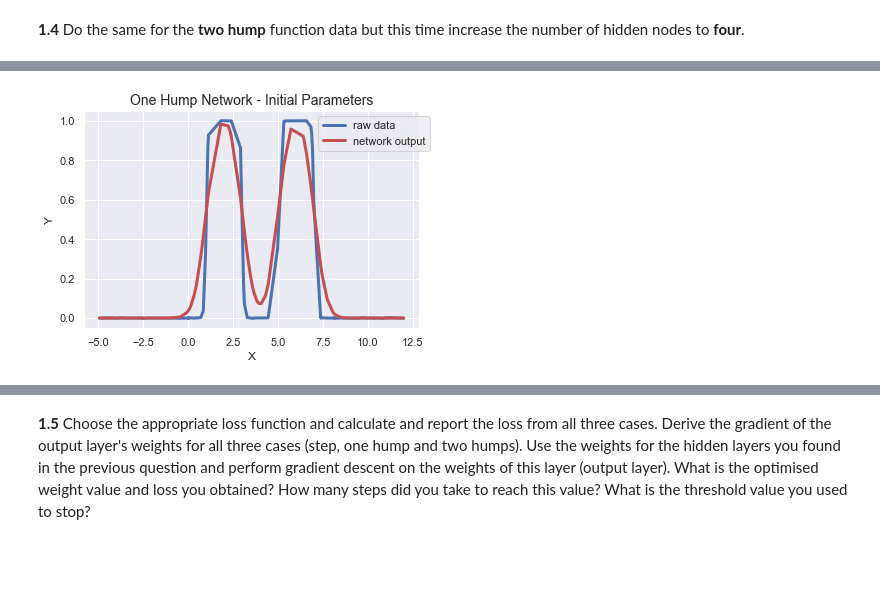
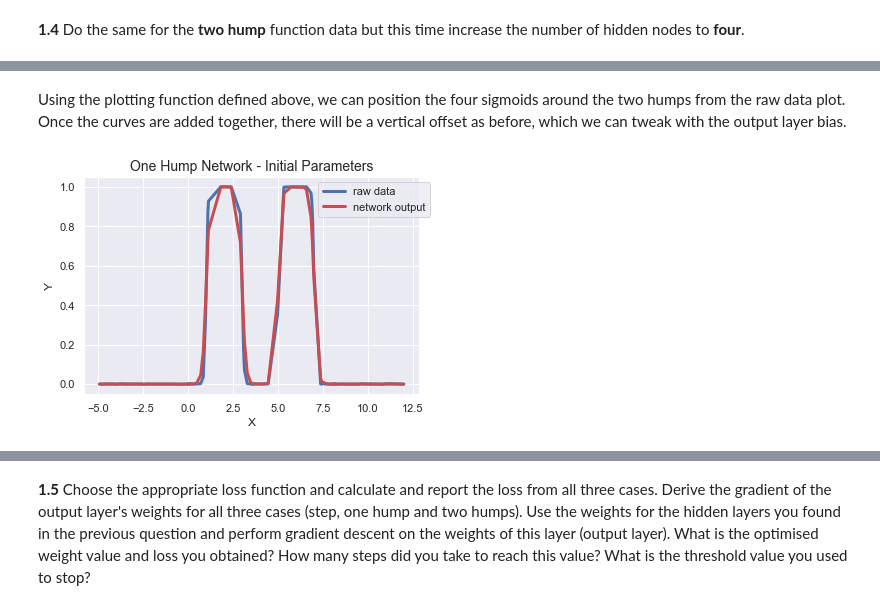
Before and after one commit to werkhoven/CS109_notebooks, a Jupyter notebook: HW6/cs109a_hw6_109.ipynb, the cells around one changed output, grey strips where cells are left out. Cells and saved outputs as stored; diff of their text form; code cells hidden in the pictures; blank space fills up the shorter version.

```diff
--- a/HW6/cs109a_hw6_109.ipynb
+++ b/HW6/cs109a_hw6_109.ipynb
@@ -164,11 +159,11 @@ def sig_fun(z):
       Outputs:
          h: ndarray of shape(z) containing sigmoid(z)
      """
-    return(1/(1+np.exp(-z*z)))
+    return(1/(1+np.exp(-z)))
 # %% [markdown]
 There is no need to define a separate linear output function, as we can just repurpose `z_fun` above for the output as well. Now we can define a single function to to run a single iteration of the network.
 # %%
-def hidden_layer_network(x, hid_w, hid_b, out_w, out_b):
+def forward_network(x, hid_w, out_w):
     """
     Compute y: the output of single hidden layer network with
         Inputs:
@@ -182,11 +177,11 @@ def hidden_layer_network(x, hid_w, hid_b, out_w, out_b):
     """
 
     # input the values to layer one linear function and then activate sigmoid
-    z = z_fun(x, hid_w, hid_b)
+    z = z_fun(x, hid_w)
     h = sig_fun(z)
 
     # pass hidden layer output to the output layer
-    out_h = z_fun(h, out_w, out_b)
+    out_h = z_fun(h, out_w)
     return(out_h)
 # %% [markdown]
 To evaluate the models performance, we should define a function to compare the models response var to the true response.
@@ -384,9 +373,7 @@ plt.title("One Hump Network - Initial Parameters", fontsize=14);
 # define the network input, weights, and biases (for hidden and output layers)
 x = two_hump_df.x.values
 num_nodes = 4
-hidden_w = np.ones((1,num_nodes))
-hidden_b = np.zeros((1,num_nodes))
-output_w = np.ones((num_nodes,1))
-output_b = np.array(0)
+hidden_w = np.tile(np.array([1,0]).reshape(-1,1),(1,num_nodes))
+output_w = np.append(np.array([1]*num_nodes),0).reshape(-1,1)
 # %%
 # compute network output and plot results
@@ -401,0 +423,10 @@ Since the two-hump function looks like two copies of the above one-hump example
+# %%
+# compute network output and plot results
+hid_w = np.array([[-10,30],[10,-10],[10,-50],[-10,70]]).T.reshape(2,num_nodes)
+out_w = output_w.copy()
+
+#output = forward_network(x, hid_w, out_w)
+ax, perm = plot_df_xy(two_hump_df)
+h = plot_hidden_outputs(x, hid_w)
+ax.legend(bbox_to_anchor=(1.05,1))
+plt.title("One Hump Network - Initial Parameters", fontsize=14);
@@ -402,14 +435,13 @@ Since the two-hump function looks like two copies of the above one-hump example
+# %% [markdown]
+Using the plotting function defined above, we can position the four sigmoids around the two humps from the raw data plot. Once the curves are added together, there will be a vertical offset as before, which we can tweak with the output layer bias.
 # %%
 # compute network output and plot results
-hidden_w = np.ones(num_nodes).reshape(1,num_nodes)*-1
-hidden_b = np.array([2, 2, 6, 6]).reshape(1,num_nodes)
-output_w = np.ones((num_nodes,1))*-1
-output_b = 4
+out_w = output_w.copy() + np.array([0,0,0,0,-2]).reshape(num_nodes+1,1)
 
-output = hidden_layer_network(x, hidden_w, hidden_b, output_w, output_b)
+output = forward_network(x, hid_w, out_w)
 ax, perm = plot_df_xy(two_hump_df)
 ax.plot(x[perm], output[perm], lw=3, label="network output")
 ax.legend(bbox_to_anchor=(1.05,1))
 plt.title("One Hump Network - Initial Parameters", fontsize=14);
 # %% [output]
-[figure, old version]
+[figure, new version]
```
Also changed, not shown: parts of 47 cells of this notebook.
